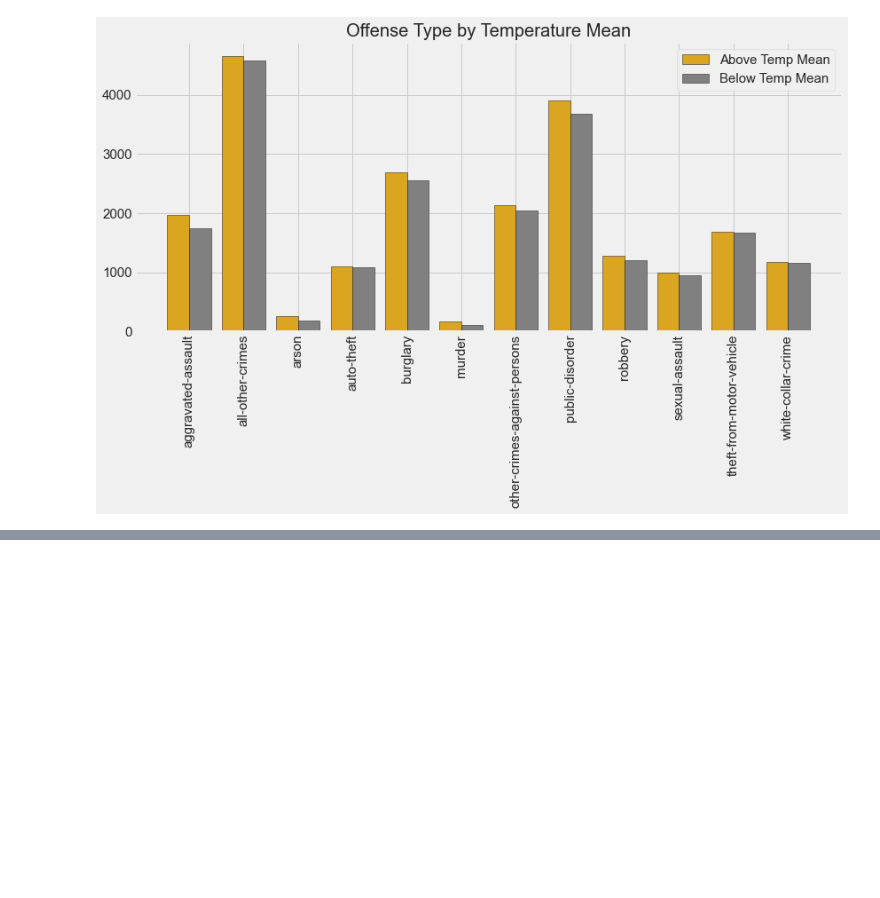
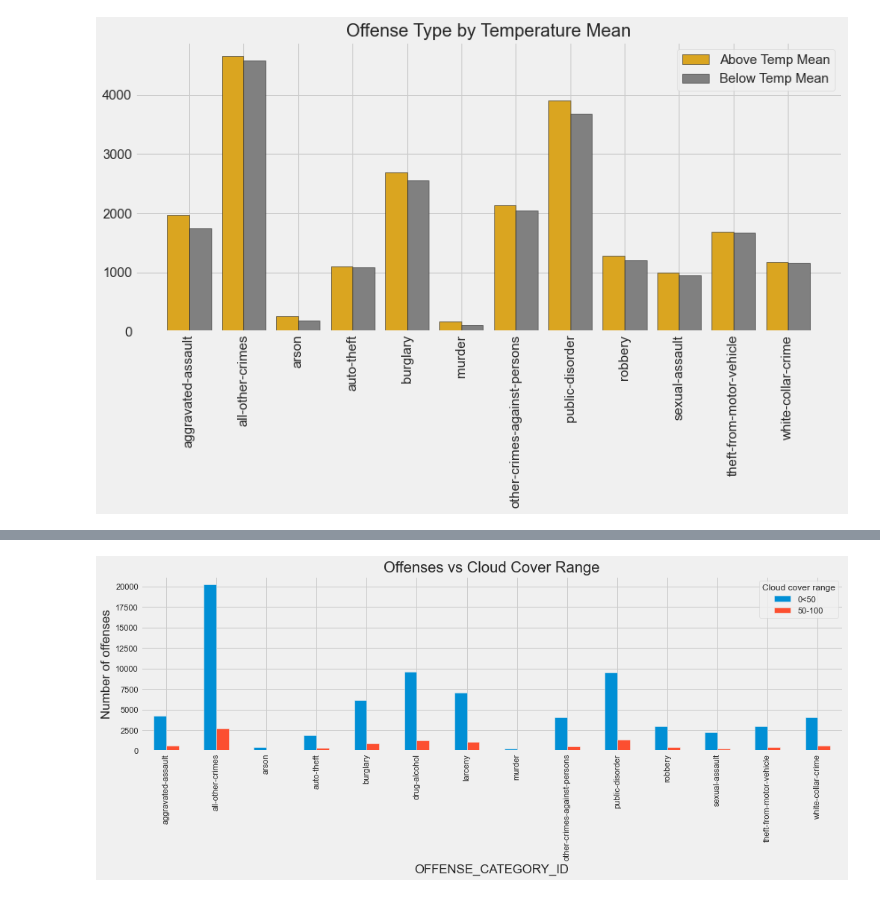
Before and after one commit to mnolker/Criminal_Weather_Denver, a Jupyter notebook: criminal_weather_merged.ipynb, the cells around one changed output, grey strips where cells are left out. Cells and saved outputs as stored; diff of their text form; code cells hidden in the pictures; blank space fills up the shorter version.

```diff
--- a/criminal_weather_merged.ipynb
+++ b/criminal_weather_merged.ipynb
@@ -350,15 +344,17 @@ TypeError: 'Text' object is not callable
 # %%
 bins=[0,50,100]
 label_group=["0<50","50-100"]
 crime_weather_merge["Cloud cover range"]=pd.cut(crime_weather_merge["Cloud Cover"],bins,labels=label_group,include_lowest=True)
 crime_cloud_pivot=crime_weather_merge.pivot_table(index="Cloud cover range", columns = 'OFFENSE_CATEGORY_ID', values ='INCIDENT_ID', aggfunc='count')
 
 crime_weather_merge.head()
 ax = crime_cloud_pivot.T.plot(kind='bar')
 ylab = ax.set_ylabel('Number of offenses')
 ax.plot(figsize=(20,10))
-ax.title("Offenses vs Cloud Cover Range")
+plt.title("Offenses vs Cloud Cover Range")
 plt.savefig('graphs/Bar_Cloud_cover_range.png')
+# %% [output]
+[figure, added]
 # %%
 bins=[0,10,20]
 label_group=["0 <10","10-20"]
```
Also changed, not shown: parts of 10 cells of this notebook, 9 other files.
